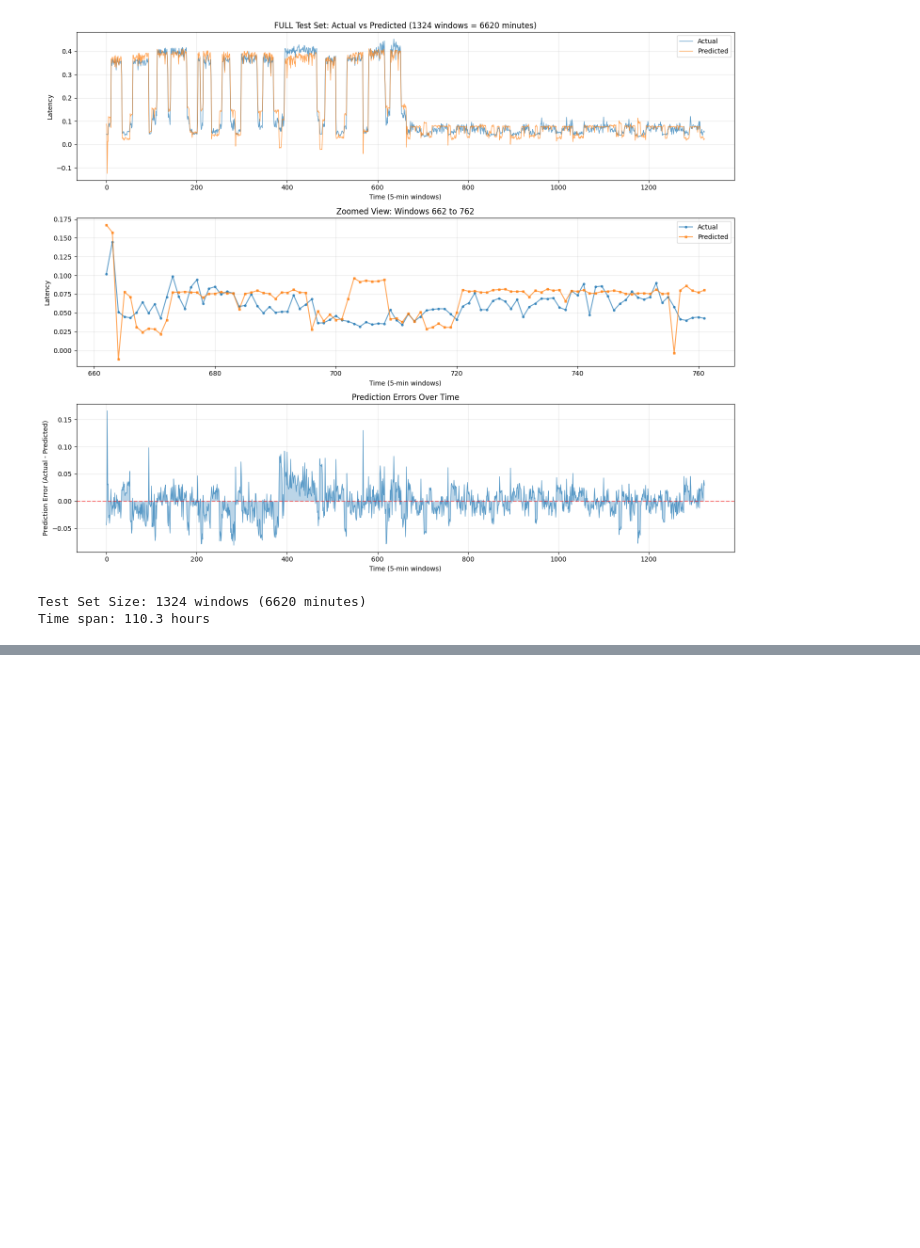
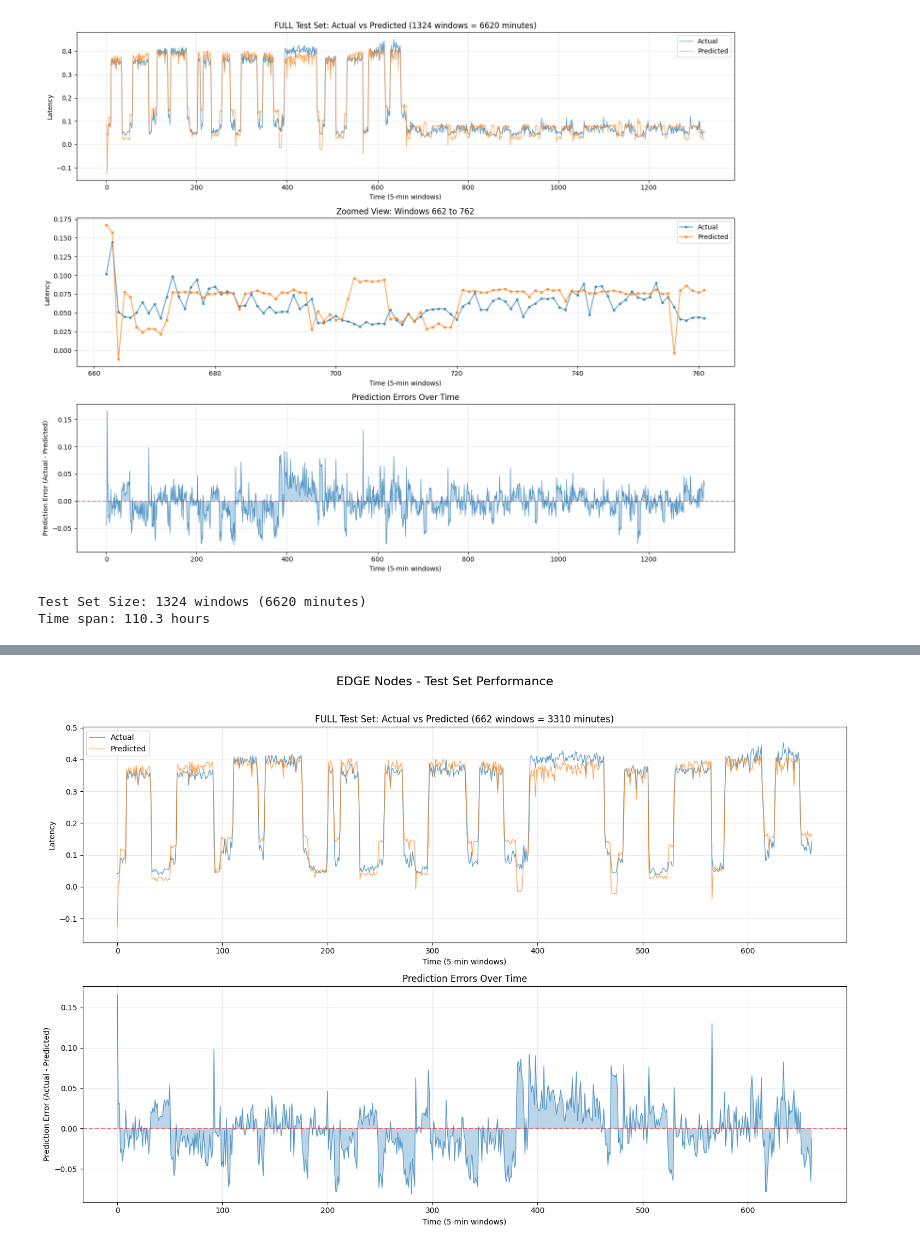
Before and after one commit to ProtossGP32/Time-Series-Library, a Jupyter notebook: result_analysis/regression_analysis.ipynb, the cells around one changed output, grey strips where cells are left out. Cells and saved outputs as stored; diff of their text form; code cells hidden in the pictures; blank space fills up the shorter version.

```diff
--- a/result_analysis/regression_analysis.ipynb
+++ b/result_analysis/regression_analysis.ipynb
@@ -1093,0 +1111,91 @@ Time span: 110.3 hours
+# %%
+# Get cluster column
+cluster_col = 'cat__cluster_fd7816db-7948-4602-af7a-1d51900792a7'
+
+# Create masks for each cluster type
+edge_mask = X_test_df_windows[cluster_col] == 0
+cloud_mask = X_test_df_windows[cluster_col] == 1
+
+# Get global min/max for consistent scaling
+y_min = min(y_test.min(), y_pred_test.min())
+y_max = max(y_test.max(), y_pred_test.max())
+
+# Get error range for consistent scaling
+all_errors = y_test.values - y_pred_test
+error_min = all_errors.min()
+error_max = all_errors.max()
+
+# Function to create plots for each cluster
+def plot_cluster_predictions(mask, cluster_name, y_true, y_pred):
+    if not mask.any():
+        print(f"No {cluster_name} nodes in test set")
+        return
+
+    # Filter data for this cluster
+    y_cluster = y_true[mask]
+    y_pred_cluster = y_pred[mask]
+
+    # Create figure with 2 subplots
+    fig, axes = plt.subplots(2, 1, figsize=(15, 10))
+    fig.suptitle(f'{cluster_name} Nodes - Test Set Performance', fontsize=16, y=1.02)
+
+    # Plot 1: Full test set time series
+    ax1 = axes[0]
+    ax1.plot(range(len(y_cluster)), y_cluster.values, label='Actual',
+             alpha=0.7, linewidth=1)  # Default blue
+    ax1.plot(range(len(y_pred_cluster)), y_pred_cluster, label='Predicted',
+             alpha=0.7, linewidth=1)  # Default orange
+    ax1.set_xlabel('Time (5-min windows)')
+    ax1.set_ylabel('Latency')
+    ax1.set_title(f'FULL Test Set: Actual vs Predicted ({len(y_cluster)} windows = {len(y_cluster)*5} minutes)')
+    ax1.legend()
+    ax1.grid(True, alpha=0.3)
+    ax1.set_ylim(y_min - 0.05, y_max + 0.05)  # Set consistent y-axis limits
+
+    # Plot 2: Prediction Error over time
+    ax2 = axes[1]
+    errors = y_cluster.values - y_pred_cluster
+    ax2.plot(range(len(errors)), errors, alpha=0.7, linewidth=1)  # Default color
+    ax2.axhline(y=0, color='r', linestyle='--', alpha=0.5)
+    ax2.fill_between(range(len(errors)), errors, 0, alpha=0.3)
+    ax2.set_xlabel('Time (5-min windows)')
+    ax2.set_ylabel('Prediction Error (Actual - Predicted)')
+    ax2.set_title('Prediction Errors Over Time')
+    ax2.grid(True, alpha=0.3)
+    ax2.set_ylim(error_min - 0.01, error_max + 0.01)  # Set consistent error scale
+
+    plt.tight_layout()
+    plt.show()
+
+    # Print summary stats
+    mae = np.mean(np.abs(errors))
+    rmse = np.sqrt(np.mean(errors**2))
+    r2 = r2_score(y_cluster, y_pred_cluster)
+
+    print(f"\n{cluster_name} Nodes Summary:")
+    print(f"  Test Set Size: {len(y_cluster)} windows ({len(y_cluster)*5} minutes)")
+    print(f"  Time span: {len(y_cluster)*5/60:.1f} hours")
+    print(f"  MAE: {mae:.4f}")
+    print(f"  RMSE: {rmse:.4f}")
+    print(f"  R²: {r2:.4f}")
+
+# Create plots for Edge nodes
+plot_cluster_predictions(edge_mask, "EDGE", y_test, y_pred_test)
+
+# Create plots for Cloud nodes
+plot_cluster_predictions(cloud_mask, "CLOUD", y_test, y_pred_test)
+
+# Print comparison
+print("\n" + "="*60)
+print("PERFORMANCE COMPARISON")
+print("="*60)
+
+for mask, cluster_name in [(edge_mask, 'Edge'), (cloud_mask, 'Cloud')]:
+    if mask.any():
+        y_cluster = y_test[mask]
+        y_pred_cluster = y_pred_test[mask]
+        mae = mean_absolute_error(y_cluster, y_pred_cluster)
+        r2 = r2_score(y_cluster, y_pred_cluster)
+        print(f"{cluster_name:5} - MAE: {mae:.4f}, R²: {r2:.4f}")
+# %% [output]
+[figure, added]
```
Also changed, not shown: parts of 23 cells of this notebook, 5 other files.
